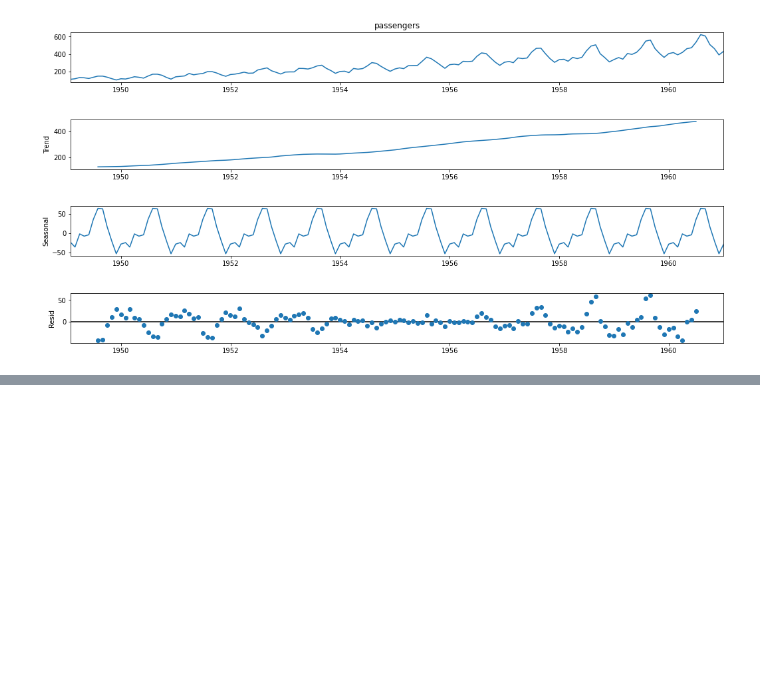
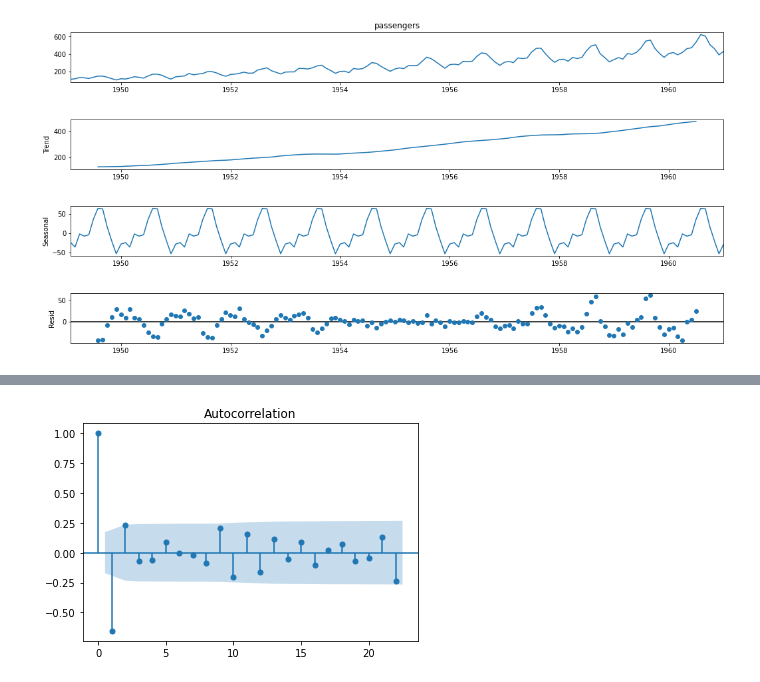
Before and after one commit to napb/examen2, a Jupyter notebook: Examen2.ipynb, the cells around one changed output, grey strips where cells are left out. Cells and saved outputs as stored; diff of their text form; code cells hidden in the pictures; blank space fills up the shorter version.

```diff
--- a/Examen2.ipynb
+++ b/Examen2.ipynb
@@ -58,0 +79,4 @@ adfuller(df['passengers'])
+# %%
+#1ra diferenciacion con estacionalidad
+df['passengers_stacionary_12'] = df['passengers'] - df['passengers'].shift(12)
+adfuller(df['passengers_stacionary_12'].dropna())
@@ -58,0 +92,9 @@ adfuller(df['passengers'])
+# %%
+#1.D.A Media movil
+
+from statsmodels.graphics.tsaplots import plot_acf
+p_acf = plot_acf(df['passengers_stacionary_12'].diff().diff().dropna())
+
+# La autocorrelacion en el caso de la diferencia entre 12 meses tiene como resultado un componente de MA (2 o 1)
+# %% [output]
+[figure, added]
```
Also changed, not shown: parts of 19 cells of this notebook.
